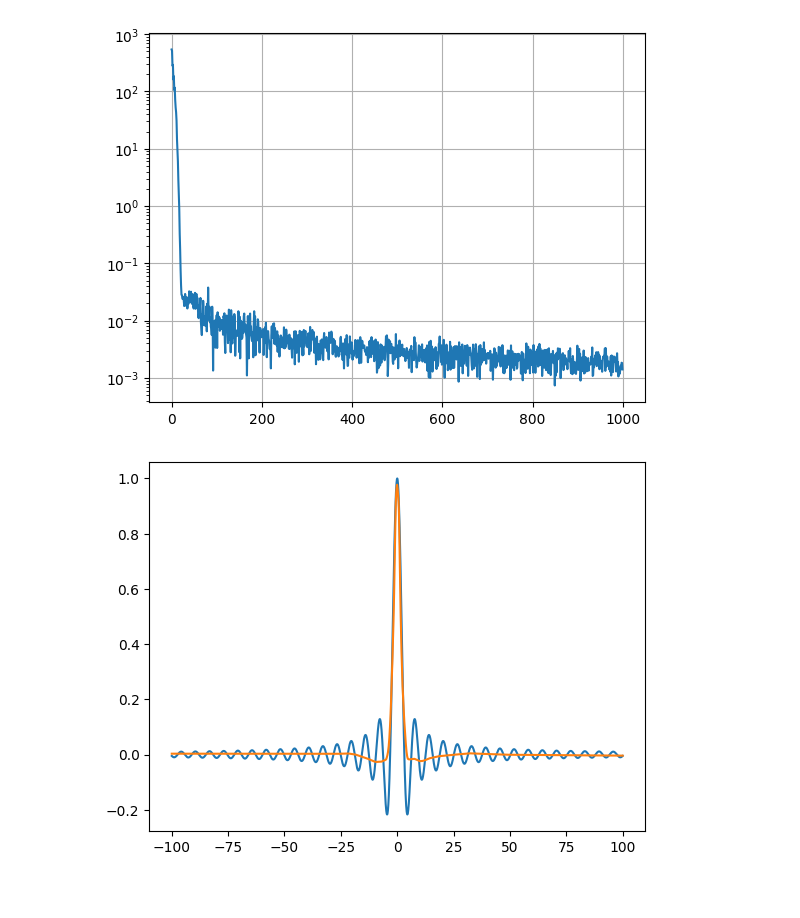
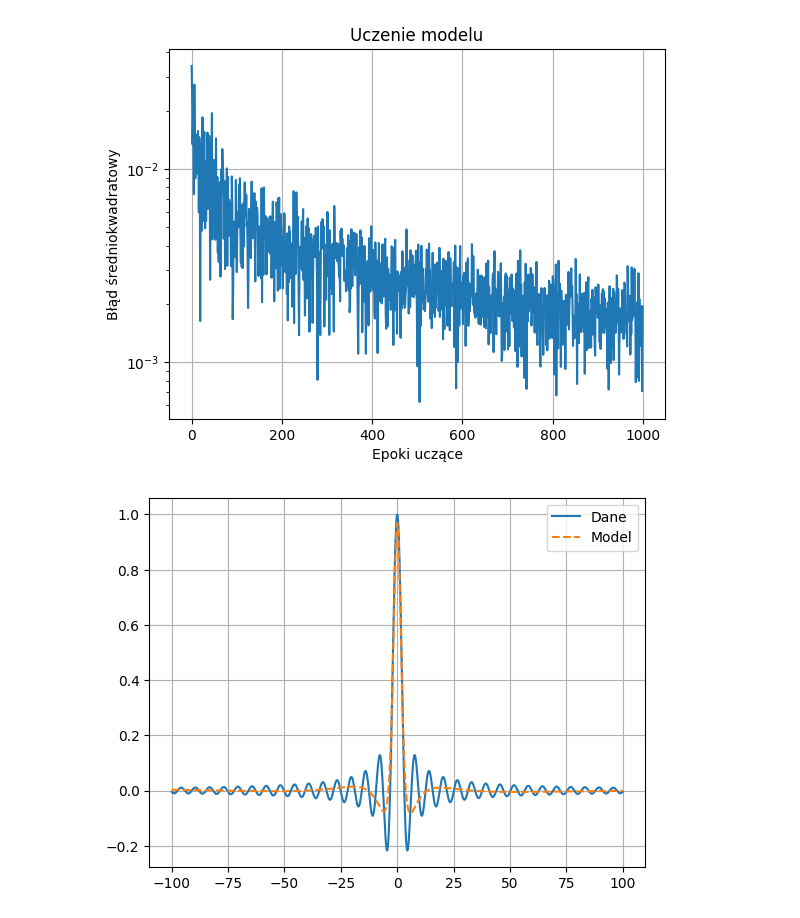
Before and after one commit to pochlebiacz/Analytical-neural-network-learning-algorithms, a Jupyter notebook: 0-Perceptron.ipynb, the cells around one changed output. Drawn from its saved outputs; the diff is of its cells as text; code cells hidden in the pictures.

```diff
--- a/0-Perceptron.ipynb
+++ b/0-Perceptron.ipynb
@@ -19,6 +11,6 @@ plt.show()
 # %%
 device = torch.device("cuda") if torch.cuda.is_available() else torch.device("cpu")
-dataset = TensorDataset(torch.tensor(x_data).float(), torch.tensor(y_data).float())
+dataset = Dataset(torch.tensor(x_data).float(), torch.tensor(y_data).float())
 
 trainsize, testsize = int(0.9*len(dataset)), len(dataset)-int(0.9*len(dataset))
 trainset, testset = torch.utils.data.random_split(dataset, [trainsize, testsize], generator=torch.Generator().manual_seed(42))
@@ -30,7 +22,7 @@ class Perceptron(nn.Module):
     def __init__(self, input_size, hidden_size, output_size):
         super().__init__()
         self.fc1 = nn.Linear(input_size, hidden_size)
-        self.activation = nn.ReLU()
+        self.activation = nn.Sigmoid()
         self.fc2 = nn.Linear(hidden_size, output_size)
 
     def forward(self, x):
@@ -46,28 +38,33 @@ optimizer = torch.optim.Adam(model.parameters(), lr=0.000001)
 # %%
 num_epochs = 1000
 all_losses = []
 model.train()
 
 for epoch in range(num_epochs):
     for i, (x, y) in enumerate(trainloader):
         optimizer.zero_grad()
         x, y = x.reshape(-1, 1).to(device), y.reshape(-1, 1).to(device)
         preds = model(x)
         loss = criterion(preds, y)
         loss.backward()
         optimizer.step()
     all_losses.append(loss.item())
     # print(f'Epoch: [{epoch+1}/{num_epochs}], loss: {loss.item():.4f}')
 
 plt.plot(all_losses)
 plt.yscale('log')
+plt.title('Uczenie modelu')
+plt.xlabel('Epoki uczące')
+plt.ylabel('Błąd średniokwadratowy')
 plt.grid()
 plt.show()
 # %% [output]
-[figure, old version]
+[figure, new version]
 # %%
 plt.plot(x_data, y_data)
-plt.plot(x_data, model(torch.tensor(x_data).reshape(-1, 1).float().to(device)).cpu().detach().numpy())
+plt.plot(x_data, model(torch.tensor(x_data).reshape(-1, 1).float().to(device)).cpu().detach().numpy(), '--')
+plt.legend(['Dane', 'Model'], loc='upper right')
+plt.grid()
 plt.show()
 # %% [output]
-[figure, old version]
+[figure, new version]
```
Also changed, not shown: parts of 3 cells of this notebook, 3 other files.
